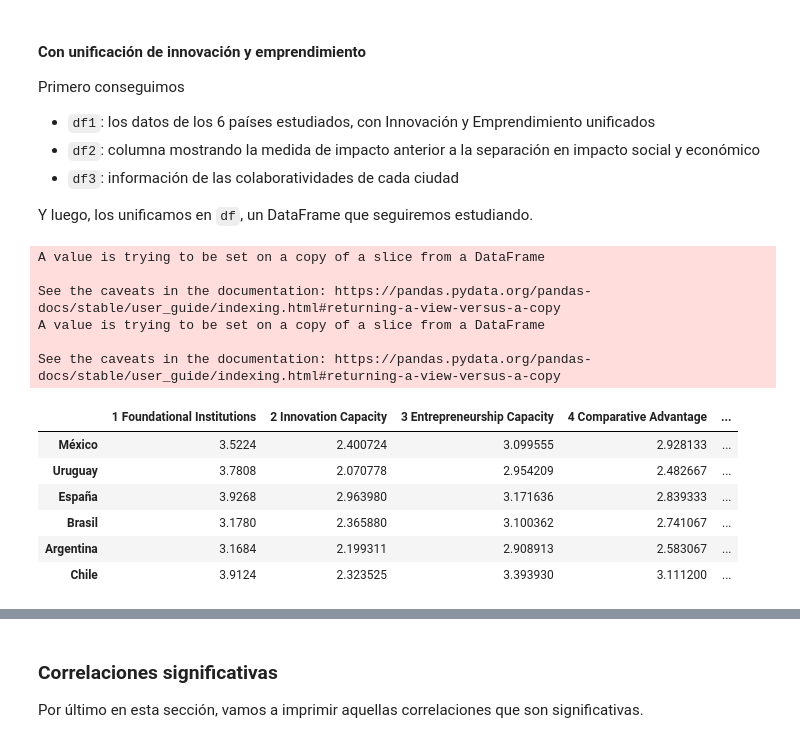
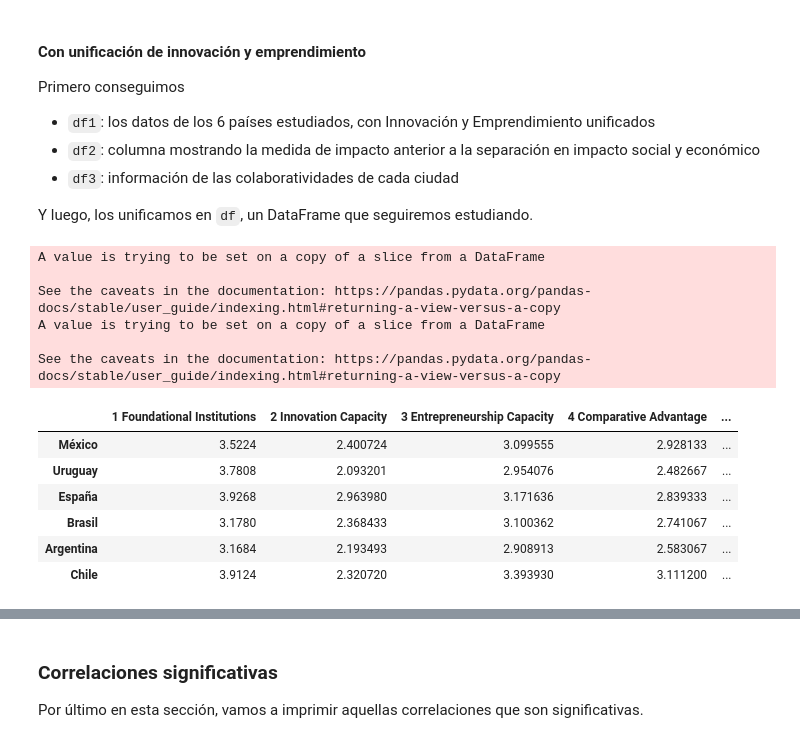
Before and after one commit to OlgaMMC/iGED_new_repo, a Jupyter notebook: GED_ieco_hofstede.ipynb, the cells around one changed output, grey strips where cells are left out. Cells and saved outputs as stored; diff of their text form; code cells hidden in the pictures.

```diff
--- a/GED_ieco_hofstede.ipynb
+++ b/GED_ieco_hofstede.ipynb
@@ -149,17 +150,19 @@ sum(list(df_imputed.isnull().sum()))
 Tenemos los datos limpios, re-escalados, sin valores faltantes. Podemos ahora podemos reorganizar nuestros datos como sigue: tomaremos registro del pilar al que corresponde cada métrica de iEcosystems.
 
 Consideramos cada una de las dimensiones de Hofstede como pilar en este proceso de reorganización.
+# %%
+hofstede_pillars = ['Power Distance Index (PDI)',
+            'Individualism versus Collectivism (IDV)',
+            'Masculinity versus Feminity (MAS)',
+            'Uncertainty Avoidance Index (UAI)',
+            'Long Term Orientation (LTO)',
+            'Indulgence versus Restraint (IVR)']
 # %%
 df_means = df_imputed.T
 
 pillars = pd.read_excel('https://github.com/NunezKant/iGEDS/blob/master/iEcosystems%20(106%20countries%20dataset).xlsx?raw=true', decimal = ',', sheet_name=1)
 pillars = pillars['Pillar'].values
-pillars = np.append(pillars, ['Power Distance Index (PDI)',
-            'Individualism versus Collectivism (IDV)',
-            'Masculinity versus Feminity (MAS)',
-            'Uncertainty Avoidance Index (UAI)',
-            'Long Term Orientation versus Short Term Normative Orientation (LTO)',
-            'Indulgence versus Restraint (IVR)'], axis=0)
+pillars = np.append(pillars, hofstede_pillars, axis=0)
 
 df_means['Pillars'] = pillars
 df_means
@@ -179,7 +182,3 @@ df_means
 70 rows × 107 columns
 # %% [markdown]
 Tomaremos la media por pilar de cada país.
-# %%
-df_means = df_means.groupby('Pillars').mean().T
-df_means.rename(columns={"Long Term Orientation versus Short Term Normative Orientation (LTO)":"Long Term Orientation (LTO)"}, inplace=True)
-df_means
@@ -302,12 +314,7 @@ pillars_L += ['4 Comparative Advantage',
                           '6 Economic Impact',
                           'GNI per capita' ,
                           '8 SEDA Score']
-pillars_L += ['Power Distance Index (PDI)',
-                          'Individualism versus Collectivism (IDV)',
-                          'Masculinity versus Feminity (MAS)',
-                          'Uncertainty Avoidance Index (UAI)',
-                          'Long Term Orientation (LTO)',
-                          'Indulgence versus Restraint (IVR)']
+pillars_L += hofstede_pillars
 i_e_unified['Pillar'] = pillars_L
 i_e_unified = i_e_unified.groupby('Pillar').mean().T
 
@@ -567,47 +627,47 @@ df_means_countries_studied.rename(index=countries, inplace=True)
 df1 = df_means_countries_studied
 
 #DF3 vieja medida de impacto
-df_before_impact_split = pd.read_csv('../PromediosPilares.csv')
+df_before_impact_split = pd.read_csv('PromediosPilares.csv')
 df_before_impact_split.rename(columns={'Unnamed: 0':'Country', '5 Impact':'Impact Before'}, inplace=True)
 df_before_impact_split.set_index('Country', inplace=True)
 df2=df_before_impact_split[['Impact Before']]
 
 #DF3 colaboratividad por ciudad
 capitals = ['CABA', 'CDMX', 'Santiago', 'Montevideo', 'Madrid', 'Sao Paulo']
-df3 = pd.read_csv('../Ranking_cities.csv')
+df3 = pd.read_csv('Ranking_cities.csv')
 df3 = df3[['Ciudad', 'País', 'Colab 10', 'Ranking Capitals 10']]  #
 
 for i in range(len(df3['Ranking Capitals 10'])):
     df3['Ranking Capitals 10'][i] *= -1
     df3['Ranking Capitals 10'][i] += 7
 
 df3 = df3.loc[df3['Ciudad'].isin(capitals)]                       #only take capital cities
 df3 = df3.drop('Ciudad', axis=1)
 df3.rename(columns={'País':'Country', 'Ranking Capitals 10':'Inverted Ranking Capitals 10'}, inplace=True)
 df3.set_index('Country', inplace=True)
 
 #df1
 #df2
 #df3
 
 
 #and finally we concatenate!
 df_i_e_unified = pd.concat([df1, df2, df3], axis=1)
 df_i_e_unified
 # %% [output]
 A value is trying to be set on a copy of a slice from a DataFrame
 
 See the caveats in the documentation: https://pandas.pydata.org/pandas-docs/stable/user_guide/indexing.html#returning-a-view-versus-a-copy
 A value is trying to be set on a copy of a slice from a DataFrame
 
 See the caveats in the documentation: https://pandas.pydata.org/pandas-docs/stable/user_guide/indexing.html#returning-a-view-versus-a-copy
 |  | 1 Foundational Institutions | 2 Innovation Capacity | 3 Entrepreneurship Capacity | 4 Comparative Advantage | ... |
 | México | 3.5224 | 2.400724 | 3.099555 | 2.928133 | ... |
-| Uruguay | 3.7808 | 2.070778 | 2.954209 | 2.482667 | ... |
+| Uruguay | 3.7808 | 2.093201 | 2.954076 | 2.482667 | ... |
 | España | 3.9268 | 2.963980 | 3.171636 | 2.839333 | ... |
-| Brasil | 3.1780 | 2.365880 | 3.100362 | 2.741067 | ... |
-| Argentina | 3.1684 | 2.199311 | 2.908913 | 2.583067 | ... |
-| Chile | 3.9124 | 2.323525 | 3.393930 | 3.111200 | ... |
+| Brasil | 3.1780 | 2.368433 | 3.100362 | 2.741067 | ... |
+| Argentina | 3.1684 | 2.193493 | 2.908913 | 2.583067 | ... |
+| Chile | 3.9124 | 2.320720 | 3.393930 | 3.111200 | ... |
 # %%
 corr = df_i_e_unified.corr()
 
```
Also changed, not shown: parts of 21 cells of this notebook, 2 other files.
